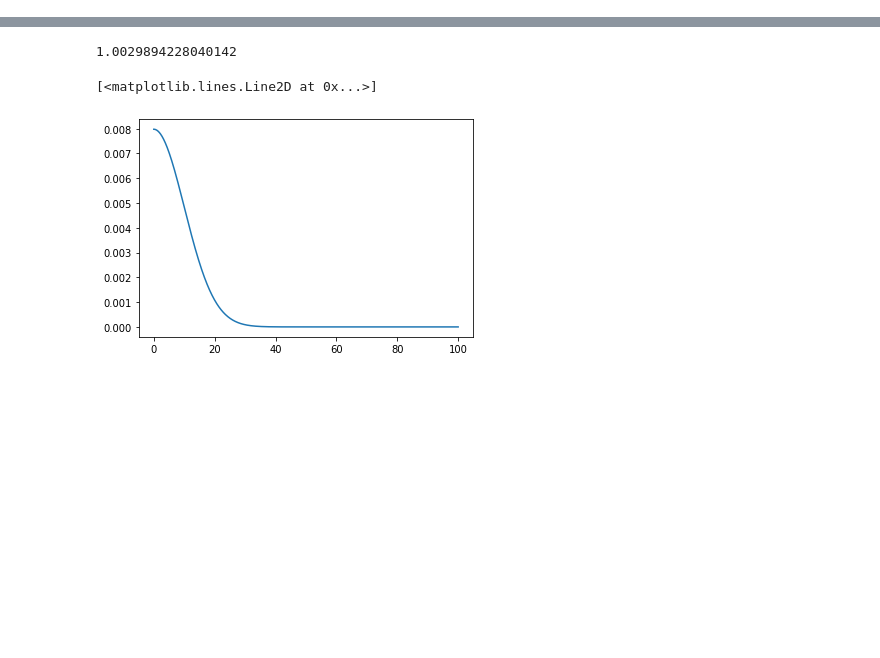
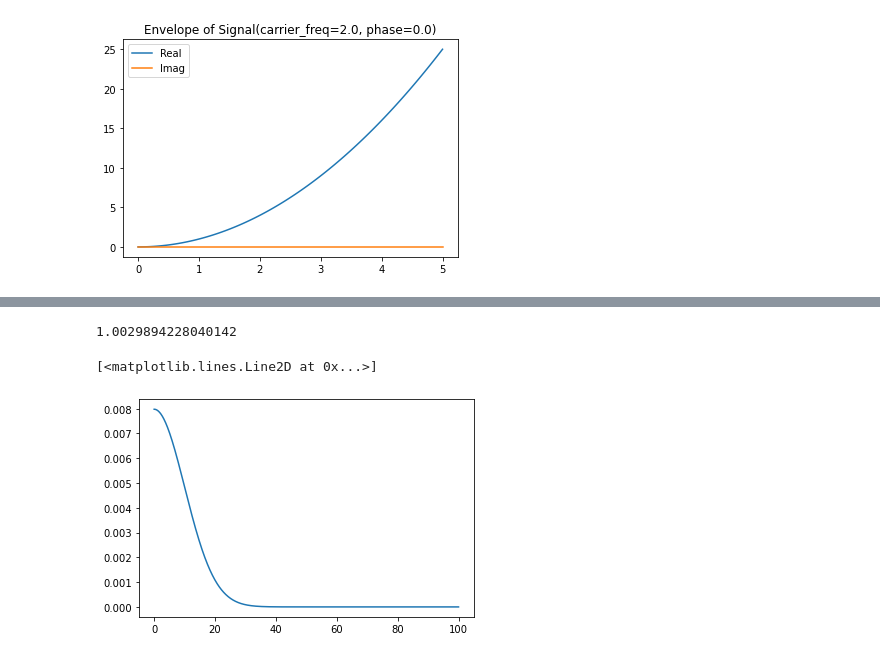
Before and after one commit to qiskit-community/qiskit-dynamics, a Jupyter notebook: example_notebooks/Signals.ipynb, the cells around one changed output, grey strips where cells are left out. Saved outputs shown, nothing was run; the diff lists cells and outputs as text; code cells hidden in the pictures; blank space fills up the shorter version.

```diff
--- a/example_notebooks/Signals.ipynb
+++ b/example_notebooks/Signals.ipynb
@@ -115,0 +70,5 @@ from qiskit_ode.models.transfer_functions import Convolution
+# %%
+# plot just the envelope
+sig.draw(0, 5, 100, function='envelope')
+# %% [output]
+[figure, added]
```
Also changed, not shown: parts of 108 cells of this notebook, 21 other files.
